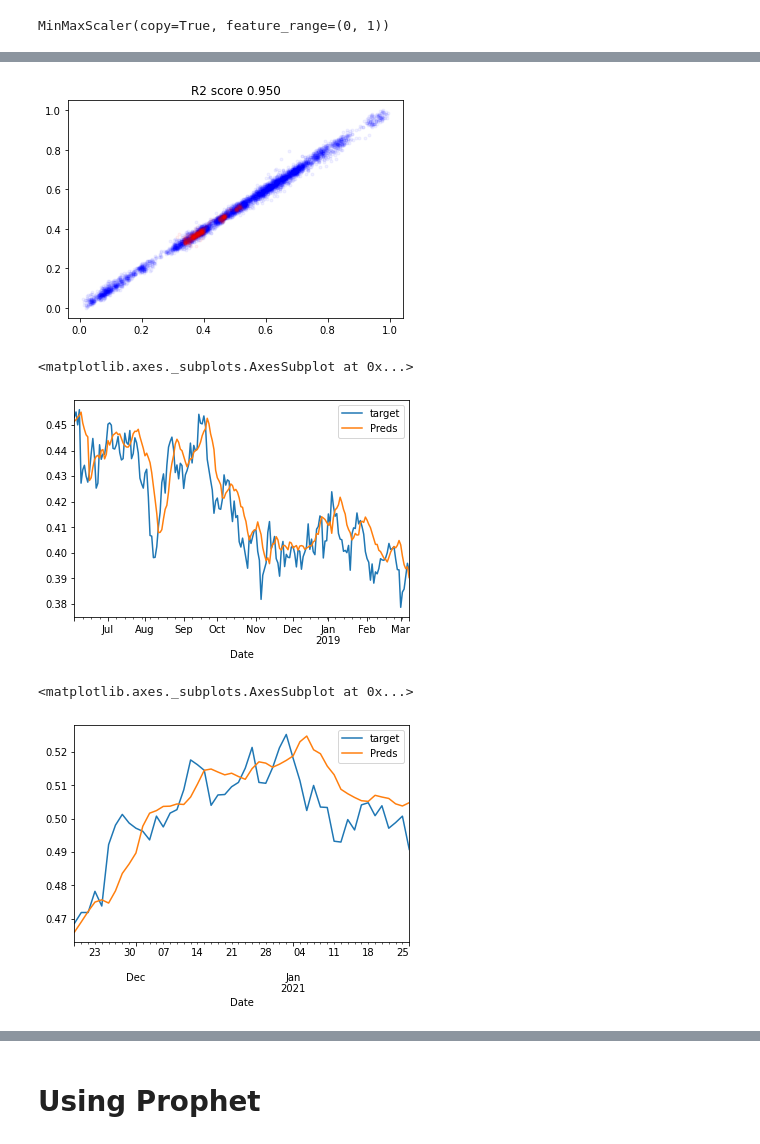
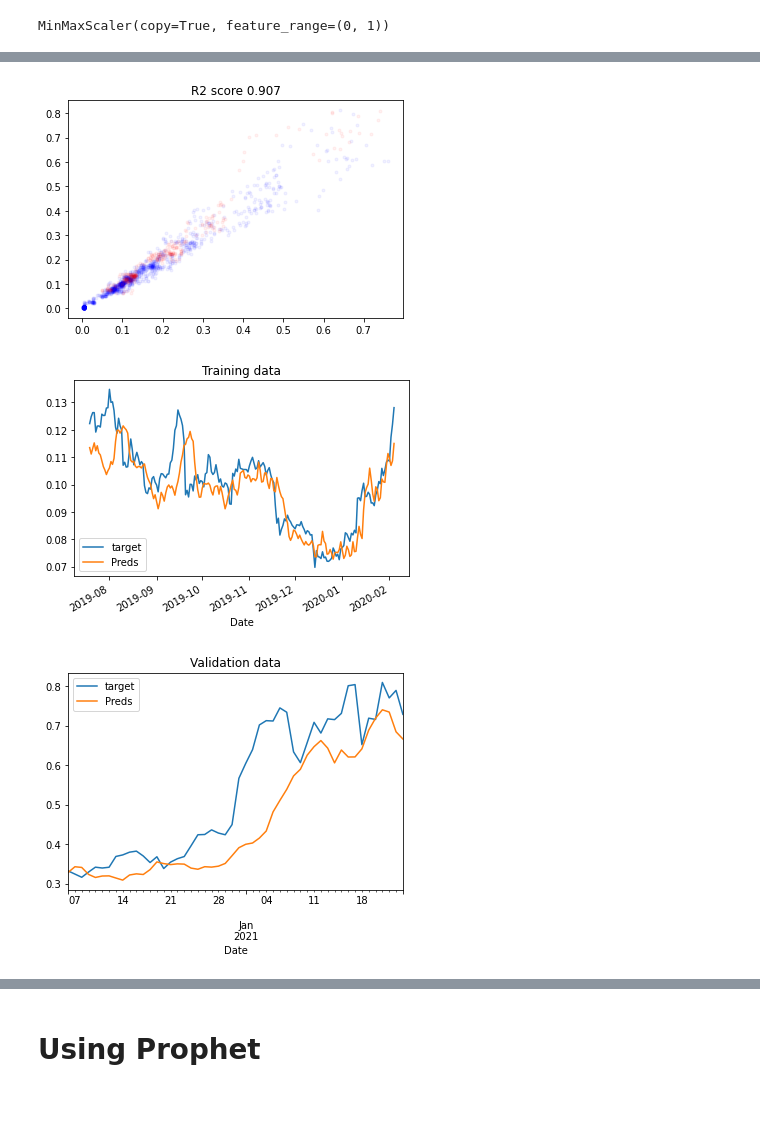
Before and after one commit to Smartsie/Invest, a Jupyter notebook: Invest_with_Currency.ipynb, the cells around one changed output, grey strips where cells are left out. Cells and saved outputs as stored; diff of their text form; code cells hidden in the pictures; blank space fills up the shorter version.

```diff
--- a/Invest_with_Currency.ipynb
+++ b/Invest_with_Currency.ipynb
@@ -450,14 +446,13 @@ Index(['Open', 'High', 'Low', 'Close', 'USDJPY', 'EURJPY', 'daily perc',
 # %%
-past=10
-horizon=5
-train_split=5000
+past=30
+horizon=4
+train_split=int(len(data)*0.8)
 batch_size=1
 sequence_length=past
 
 data_scaled['target']=data_scaled['Close'].shift(-horizon+1)
 data_scaled.dropna(inplace=True)
-X=data_scaled.drop(['Open','High','Low','Close'],axis=1) # To make sure  there is no data leak and pred is just a shift of today's Close
-
+X=data_scaled.drop(['target'],axis=1) # To make sure  there is no data leak and pred is just a shift of today's Close
 y=data_scaled['target']
 
 
@@ -518,8 +510,9 @@ def FFWD_model():
 # %%
 def LSTM_model():
     input_layer = keras.layers.Input(shape=(inputs.shape[1], inputs.shape[2]))
-    lstm_out = keras.layers.GRU(32,return_sequences=True,activation='relu')(input_layer)
-    lstm_out = keras.layers.GRU(32,activation='relu',return_sequences=False)(lstm_out)
+    lstm_out = keras.layers.LSTM(32,return_sequences=True,activation='relu')(input_layer)
+    lstm_out = keras.layers.LSTM(32,activation='relu',return_sequences=True)(lstm_out)
+    lstm_out = keras.layers.LSTM(32,activation='relu',return_sequences=False)(lstm_out)
     #lstm_out=keras.layers.Dense(8,activation='relu')(lstm_out)
     outputs = keras.layers.Dense(1,activation='relu')(lstm_out)
     model = keras.Model(inputs=input_layer, outputs=outputs)
@@ -589,5 +623,5 @@ Trainable params: 10,113
 Non-trainable params: 0
 _________________________________________________________________
 # %%
-history=model.fit(train_dataset,epochs=100,validation_data=test_dataset,batch_size=1024)
+history=model.fit(train_dataset,epochs=50,validation_data=test_dataset,batch_size=256)
 # %% [output]
@@ -620,21 +654,23 @@ plt.scatter(pred_test,y_test[past:].values,alpha=0.05,marker='.',color='red')
 plt.title("R2 score %0.3f"%r2_score(y_test[past:],pred_test))
 plt.show()
 # %% [output]
-[figure, old version]
+[figure, new version]
 # %%
 results_train=pd.DataFrame(y_train[past:])
 results_train['Preds']=pred_train
 results_train.iloc[-200:].plot()
+plt.title('Training data')
+plt.show()
 # %% [output]
-<matplotlib.axes._subplots.AxesSubplot at 0x...>
-[figure, old version]
+[figure, new version]
 # %%
 results_test=pd.DataFrame(y_test[past:])
 results_test['Preds']=pred_test
 results_test.iloc[-50:].plot()
+plt.title('Validation data')
+plt.show()
 # %% [output]
-<matplotlib.axes._subplots.AxesSubplot at 0x...>
-[figure, old version]
+[figure, new version]
 # %%
 error_train=y_train[past:].values.ravel()-pred_train.ravel()
 error_test=y_test[past:].values.ravel()-pred_test.ravel()
```
Also changed, not shown: parts of 19 cells of this notebook.
